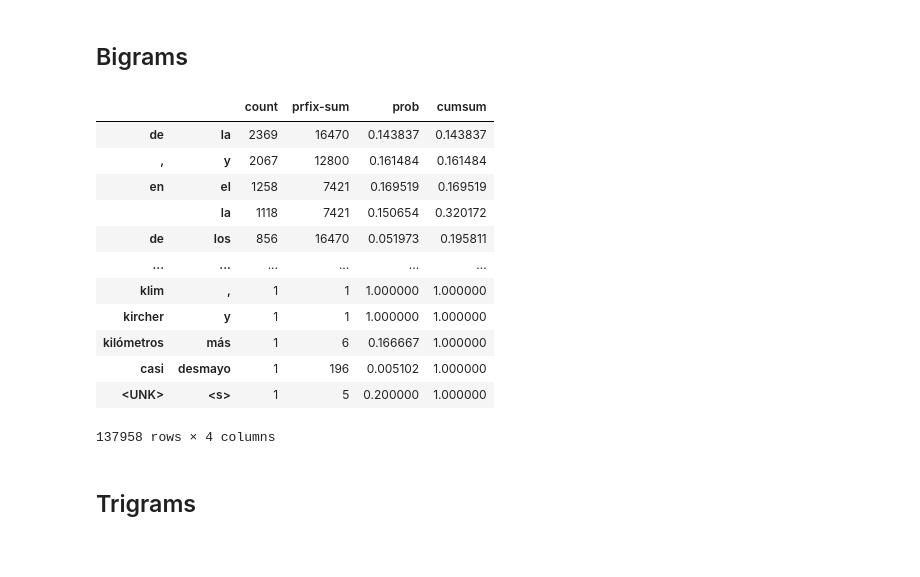
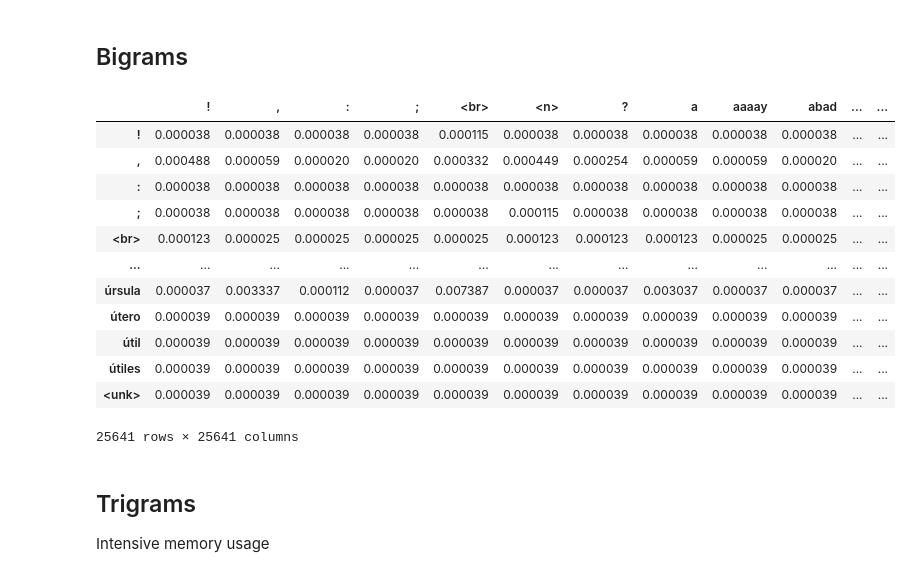
Before and after one commit to juan19932carlos/Notebooks, a Jupyter notebook: NLP/Talleres/Taller 2.ipynb, the cells around one changed output. Saved outputs shown, nothing was run; the diff lists cells and outputs as text; code cells hidden in the pictures.

````diff
--- a/NLP/Talleres/Taller 2.ipynb
+++ b/NLP/Talleres/Taller 2.ipynb
@@ -315,0 +313,9 @@ unigrams
+# %%
+UNK = '<unk>'
+vocabulary = np.unique(tokens)
+vocabulary = np.append(vocabulary, UNK)
+voc_len = len(vocabulary)
+
+display(Markdown(f'''
+lenght of vocabulary is **{voc_len}** including ```{UNK}``` token
+'''))
@@ -316,23 +353,30 @@ unigrams
 # %% [markdown]
 ## Bigrams
-# %%
-index_np = bigrams.index.to_numpy()
-index_np[-1] = ('<UNK>', '<s>')
-bigrams.index = pd.MultiIndex.from_tuples(index_np)
-bigrams
-# %% [output]
-|  |  | count | prfix-sum | prob | cumsum |
-| de | la | 2369 | 16470 | 0.143837 | 0.143837 |
-| , | y | 2067 | 12800 | 0.161484 | 0.161484 |
-| en | el | 1258 | 7421 | 0.169519 | 0.169519 |
-|  | la | 1118 | 7421 | 0.150654 | 0.320172 |
-| de | los | 856 | 16470 | 0.051973 | 0.195811 |
-| ... | ... | ... | ... | ... | ... |
-| klim | , | 1 | 1 | 1.000000 | 1.000000 |
-| kircher | y | 1 | 1 | 1.000000 | 1.000000 |
-| kilómetros | más | 1 | 6 | 0.166667 | 1.000000 |
-| casi | desmayo | 1 | 196 | 0.005102 | 1.000000 |
-| <UNK> | <s> | 1 | 5 | 0.200000 | 1.000000 |
-137958 rows × 4 columns
+# %%
+bigrams = np.fromiter(nltk.ngrams(tokens, 2), dtype=('<21U, <21U'))
+frecs = np.unique(bigrams, return_counts=True)
+bigrams = pd.DataFrame(.5, index=vocabulary, columns=vocabulary)
+
+for (w1, w2), frec in zip(*frecs):
+    bigrams[w1].loc[w2] += frec
+bigrams = bigrams.divide(bigrams.sum(axis=1), axis=0)
+
+bigrams
+# %% [output]
+|  | ! | , | : | ; | <br> | <n> | ? | a | aaaay | abad | ... | ... |
+| ! | 0.000038 | 0.000038 | 0.000038 | 0.000038 | 0.000115 | 0.000038 | 0.000038 | 0.000038 | 0.000038 | 0.000038 | ... | ... |
+| , | 0.000488 | 0.000059 | 0.000020 | 0.000020 | 0.000332 | 0.000449 | 0.000254 | 0.000059 | 0.000059 | 0.000020 | ... | ... |
+| : | 0.000038 | 0.000038 | 0.000038 | 0.000038 | 0.000038 | 0.000038 | 0.000038 | 0.000038 | 0.000038 | 0.000038 | ... | ... |
+| ; | 0.000038 | 0.000038 | 0.000038 | 0.000038 | 0.000038 | 0.000115 | 0.000038 | 0.000038 | 0.000038 | 0.000038 | ... | ... |
+| <br> | 0.000123 | 0.000025 | 0.000025 | 0.000025 | 0.000025 | 0.000123 | 0.000123 | 0.000123 | 0.000025 | 0.000025 | ... | ... |
+| ... | ... | ... | ... | ... | ... | ... | ... | ... | ... | ... | ... | ... |
+| úrsula | 0.000037 | 0.003337 | 0.000112 | 0.000037 | 0.007387 | 0.000037 | 0.000037 | 0.003037 | 0.000037 | 0.000037 | ... | ... |
+| útero | 0.000039 | 0.000039 | 0.000039 | 0.000039 | 0.000039 | 0.000039 | 0.000039 | 0.000039 | 0.000039 | 0.000039 | ... | ... |
+| útil | 0.000039 | 0.000039 | 0.000039 | 0.000039 | 0.000039 | 0.000039 | 0.000039 | 0.000039 | 0.000039 | 0.000039 | ... | ... |
+| útiles | 0.000039 | 0.000039 | 0.000039 | 0.000039 | 0.000039 | 0.000039 | 0.000039 | 0.000039 | 0.000039 | 0.000039 | ... | ... |
+| <unk> | 0.000039 | 0.000039 | 0.000039 | 0.000039 | 0.000039 | 0.000039 | 0.000039 | 0.000039 | 0.000039 | 0.000039 | ... | ... |
+25641 rows × 25641 columns
 # %% [markdown]
 ## Trigrams
+
+Intensive memory usage
````
Also changed, not shown: parts of 23 cells of this notebook.
